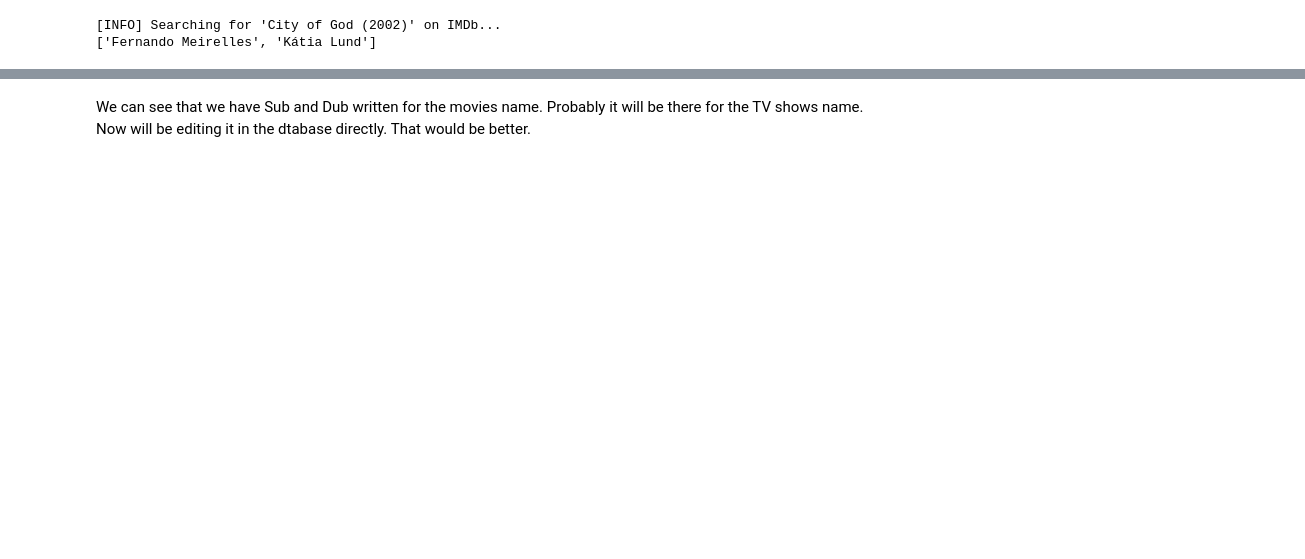
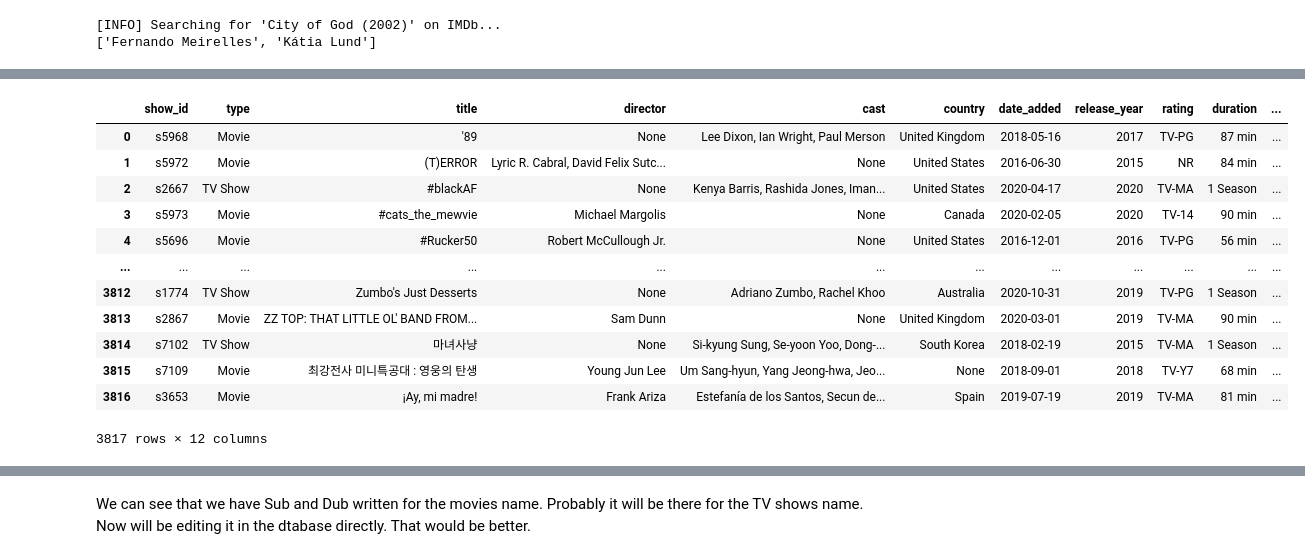
Before and after one commit to Krauser24816/OTT_movie_data_analysis, a Jupyter notebook: Missing_data_analysis.ipynb, the cells around one changed output, grey strips where cells are left out. Cells and saved outputs as stored; diff of their text form; code cells hidden in the pictures; blank space fills up the shorter version.

```diff
--- a/Missing_data_analysis.ipynb
+++ b/Missing_data_analysis.ipynb
@@ -21,7 +21,7 @@ conn = mysql.connector.connect(
     password="12345",
     database="movies_db"
 )
-cursor = conn.cursor()
+cursor = conn.cursor(buffered=True)
 # %%
 # SQL query to count null values for each column in movies_data table
 sql_query = """
@@ -282,3 +392,54 @@ get_movie_directors("Dhoom")
+# %%
+# Fetch rows where one of the specified columns is NULL
+query_missing_values = """
+SELECT * FROM movies_data
+WHERE (director IS NULL AND cast IS NOT NULL AND date_added IS NOT NULL AND rating IS NOT NULL AND duration IS NOT NULL AND description IS NOT NULL AND country IS NOT NULL)
+   OR (director IS NOT NULL AND cast IS NULL AND date_added IS NOT NULL AND rating IS NOT NULL AND duration IS NOT NULL AND description IS NOT NULL AND country IS NOT NULL)
+   OR (director IS NOT NULL AND cast IS NOT NULL AND date_added IS NULL AND rating IS NOT NULL AND duration IS NOT NULL AND description IS NOT NULL AND country IS NOT NULL)
+   OR (director IS NOT NULL AND cast IS NOT NULL AND date_added IS NOT NULL AND rating IS NULL AND duration IS NOT NULL AND description IS NOT NULL AND country IS NOT NULL)
+   OR (director IS NOT NULL AND cast IS NOT NULL AND date_added IS NOT NULL AND rating IS NOT NULL AND duration IS NULL AND description IS NOT NULL AND country IS NOT NULL)
+   OR (director IS NOT NULL AND cast IS NOT NULL AND date_added IS NOT NULL AND rating IS NOT NULL AND duration IS NOT NULL AND description IS NULL AND country IS NOT NULL)
+   OR (director IS NOT NULL AND cast IS NOT NULL AND date_added IS NOT NULL AND rating IS NOT NULL AND duration IS NOT NULL AND description IS NOT NULL AND country IS NULL);
+"""
+
+cursor.execute(query_missing_values)
+rows_missing = cursor.fetchall()
+
+# Fetch one row where none of the specified columns are NULL
+query_complete_row = """
+SELECT * FROM movies_data
+WHERE director IS NOT NULL
+AND cast IS NOT NULL
+AND date_added IS NOT NULL
+AND rating IS NOT NULL
+AND duration IS NOT NULL
+AND description IS NOT NULL
+LIMIT 1;
+"""
+
+cursor.execute(query_complete_row)
+row_complete = cursor.fetchall()
+
+# Combine both results
+all_rows = rows_missing + row_complete
+
+# Convert to DataFrame
+df_missing_data = pd.DataFrame(all_rows, columns=[col[0] for col in cursor.description])
+display(df_missing_data)
+# %% [output]
+|  | show_id | type | title | director | cast | country | date_added | release_year | rating | duration | ... |
+| 0 | s5968 | Movie | '89 | None | Lee Dixon, Ian Wright, Paul Merson | United Kingdom | 2018-05-16 | 2017 | TV-PG | 87 min | ... |
+| 1 | s5972 | Movie | (T)ERROR | Lyric R. Cabral, David Felix Sutc... | None | United States | 2016-06-30 | 2015 | NR | 84 min | ... |
+| 2 | s2667 | TV Show | #blackAF | None | Kenya Barris, Rashida Jones, Iman... | United States | 2020-04-17 | 2020 | TV-MA | 1 Season | ... |
+| 3 | s5973 | Movie | #cats_the_mewvie | Michael Margolis | None | Canada | 2020-02-05 | 2020 | TV-14 | 90 min | ... |
+| 4 | s5696 | Movie | #Rucker50 | Robert McCullough Jr. | None | United States | 2016-12-01 | 2016 | TV-PG | 56 min | ... |
+| ... | ... | ... | ... | ... | ... | ... | ... | ... | ... | ... | ... |
+| 3812 | s1774 | TV Show | Zumbo's Just Desserts | None | Adriano Zumbo, Rachel Khoo | Australia | 2020-10-31 | 2019 | TV-PG | 1 Season | ... |
+| 3813 | s2867 | Movie | ZZ TOP: THAT LITTLE OL' BAND FROM... | Sam Dunn | None | United Kingdom | 2020-03-01 | 2019 | TV-MA | 90 min | ... |
+| 3814 | s7102 | TV Show | 마녀사냥 | None | Si-kyung Sung, Se-yoon Yoo, Dong-... | South Korea | 2018-02-19 | 2015 | TV-MA | 1 Season | ... |
+| 3815 | s7109 | Movie | 최강전사 미니특공대 : 영웅의 탄생 | Young Jun Lee | Um Sang-hyun, Yang Jeong-hwa, Jeo... | None | 2018-09-01 | 2018 | TV-Y7 | 68 min | ... |
+| 3816 | s3653 | Movie | ¡Ay, mi madre! | Frank Ariza | Estefanía de los Santos, Secun de... | Spain | 2019-07-19 | 2019 | TV-MA | 81 min | ... |
+3817 rows × 12 columns
 # %%
 # Function to clean the title
 def clean_title(title):
```
Also changed, not shown: parts of 15 cells of this notebook.
